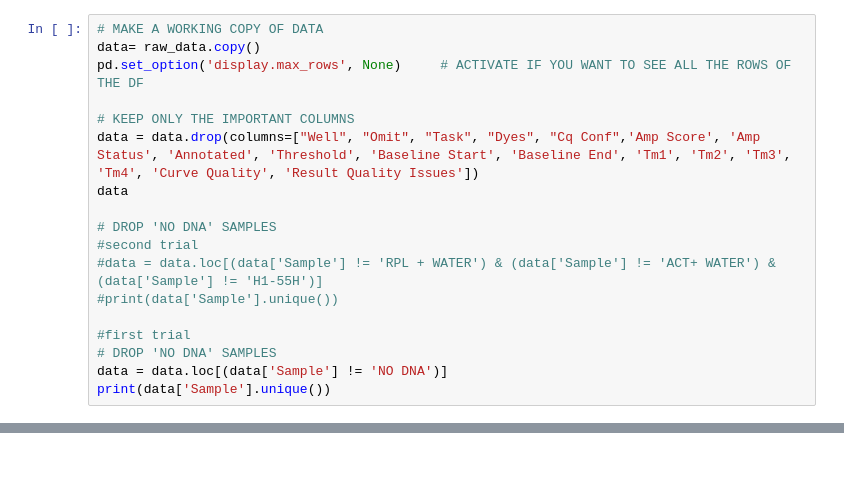
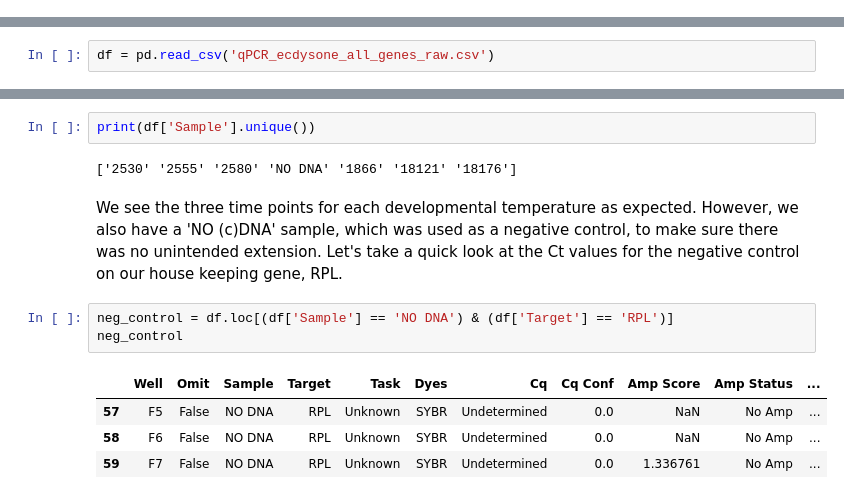
Before and after one commit to lebatista/qPCR_analysis, a Jupyter notebook: qPCR_analysis_LB_20240328.ipynb, the cells around one changed output, grey strips where cells are left out. Cells and saved outputs as stored; diff of their text form; blank space fills up the shorter version.

```diff
--- a/qPCR_analysis_LB_20240328.ipynb
+++ b/qPCR_analysis_LB_20240328.ipynb
@@ -22,18 +0,0 @@ raw_data.head()
-# %%
-# MAKE A WORKING COPY OF DATA
-data= raw_data.copy()
-pd.set_option('display.max_rows', None)     # ACTIVATE IF YOU WANT TO SEE ALL THE ROWS OF THE DF
-
-# KEEP ONLY THE IMPORTANT COLUMNS
-data = data.drop(columns=["Well", "Omit", "Task", "Dyes", "Cq Conf",'Amp Score', 'Amp Status', 'Annotated', 'Threshold', 'Baseline Start', 'Baseline End', 'Tm1', 'Tm2', 'Tm3', 'Tm4', 'Curve Quality', 'Result Quality Issues'])
-data
-
-# DROP 'NO DNA' SAMPLES
-#second trial
-#data = data.loc[(data['Sample'] != 'RPL + WATER') & (data['Sample'] != 'ACT+ WATER') & (data['Sample'] != 'H1-55H')]
-#print(data['Sample'].unique())
-
-#first trial
-# DROP 'NO DNA' SAMPLES
-data = data.loc[(data['Sample'] != 'NO DNA')]
-print(data['Sample'].unique())
@@ -44,0 +32,2 @@ data_test = data
+# %%
+df = pd.read_csv('qPCR_ecdysone_all_genes_raw.csv')
@@ -44,0 +52,14 @@ data_test = data
+# %%
+print(df['Sample'].unique())
+# %% [output]
+['2530' '2555' '2580' 'NO DNA' '1866' '18121' '18176']
+# %% [markdown]
+We see the three time points for each developmental temperature as expected. However, we also have a 'NO (c)DNA' sample, which was used as a negative control, to make sure there was no unintended extension. Let's take a quick look at the Ct values for the negative control on our house keeping gene, RPL.
+# %%
+neg_control = df.loc[(df['Sample'] == 'NO DNA') & (df['Target'] == 'RPL')]
+neg_control
+# %% [output]
+|  | Well | Omit | Sample | Target | Task | Dyes | Cq | Cq Conf | Amp Score | Amp Status | ... |
+| 57 | F5 | False | NO DNA | RPL | Unknown | SYBR | Undetermined | 0.0 | NaN | No Amp | ... |
+| 58 | F6 | False | NO DNA | RPL | Unknown | SYBR | Undetermined | 0.0 | NaN | No Amp | ... |
+| 59 | F7 | False | NO DNA | RPL | Unknown | SYBR | Undetermined | 0.0 | 1.336761 | No Amp | ... |
```
Also changed, not shown: parts of 31 cells of this notebook.
